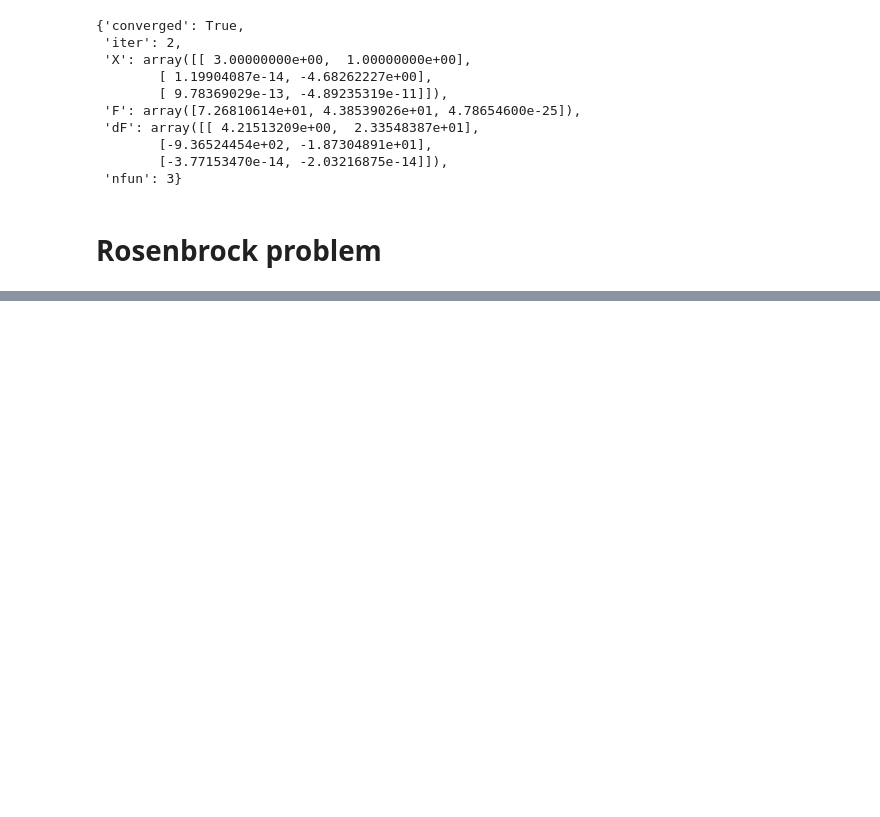
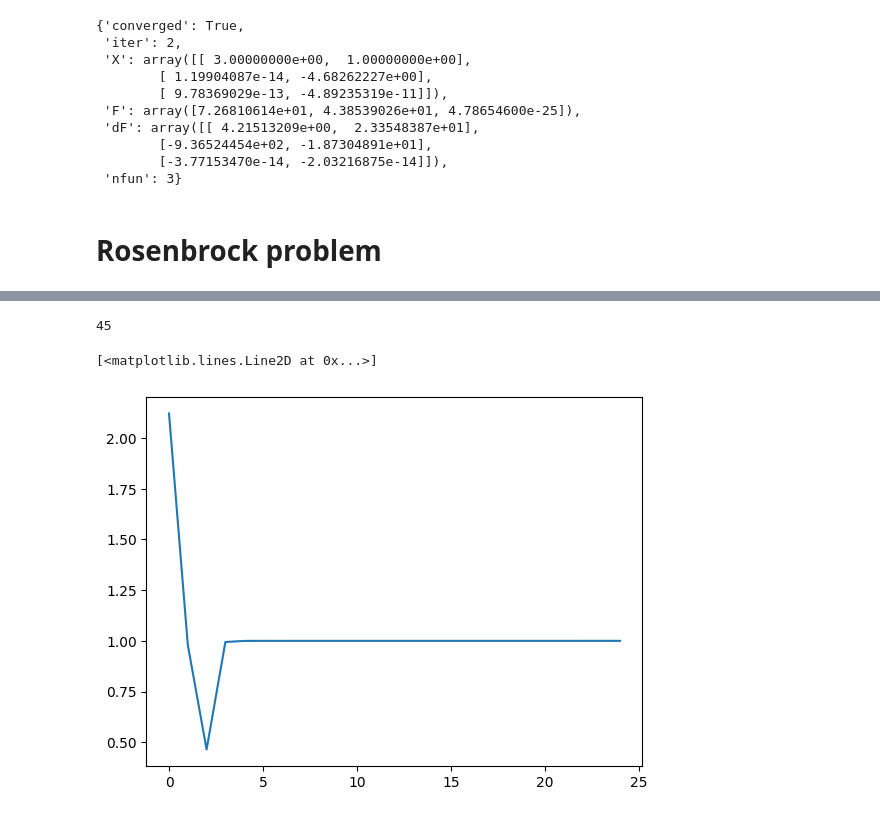
Before and after one commit to Tolsager/opt_hw2, a Jupyter notebook: victor.ipynb, the cells around one changed output, grey strips where cells are left out. Cells and saved outputs as stored; diff of their text form; code cells hidden in the pictures; blank space fills up the shorter version.

```diff
--- a/victor.ipynb
+++ b/victor.ipynb
@@ -89,0 +119,12 @@ def rJ_Rosen(x: npt.NDArray) -> tuple(npt.NDArray, npt.NDArray):
+# %%
+xs = stats["X"]
+# %%
+d = 1e-16
+numerator_numerator = np.linalg.norm(xs[3:] - xs[2:-1], axis=1) + d
+numerator_denominator = np.linalg.norm(xs[2:-1] - xs[1:-2], axis=1) + d
+
+denominator_numerator = np.linalg.norm(xs[2:-1] - xs[1:-2], axis=1) + d
+denominator_denominator = np.linalg.norm(xs[1:-2] - xs[0:-3], axis=1) + d
+
+orders = np.log(numerator_numerator / numerator_denominator) / (np.log(denominator_numerator / denominator_denominator) + d)
+orders
@@ -89,0 +144,10 @@ def rJ_Rosen(x: npt.NDArray) -> tuple(npt.NDArray, npt.NDArray):
+# %%
+len(orders)
+# %% [output]
+45
+# %%
+import matplotlib.pyplot as plt
+plt.plot(orders[20:])
+# %% [output]
+[<matplotlib.lines.Line2D at 0x...>]
+[figure, added]
```
Also changed, not shown: parts of 8 cells of this notebook.
